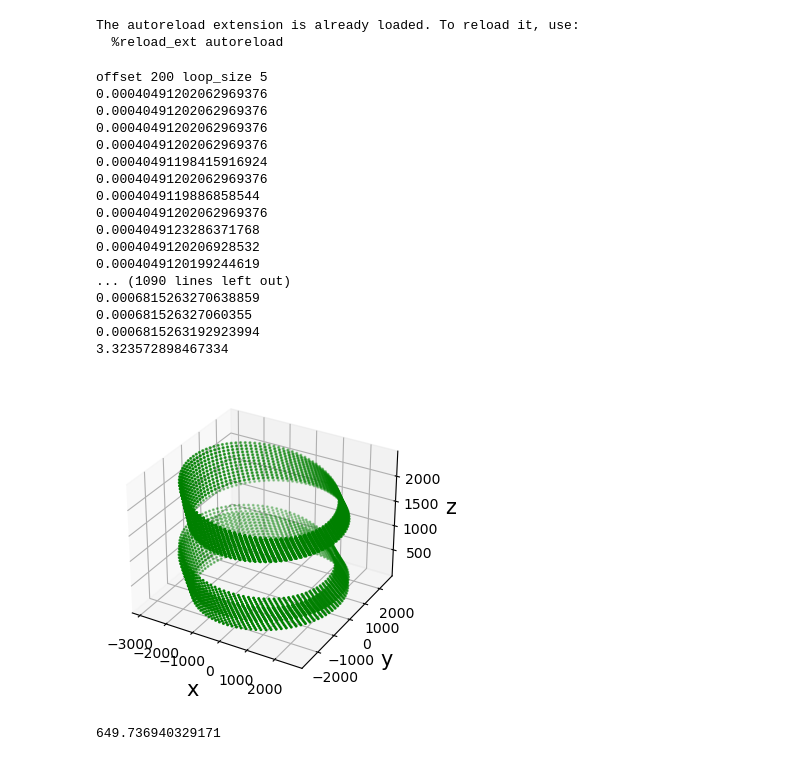
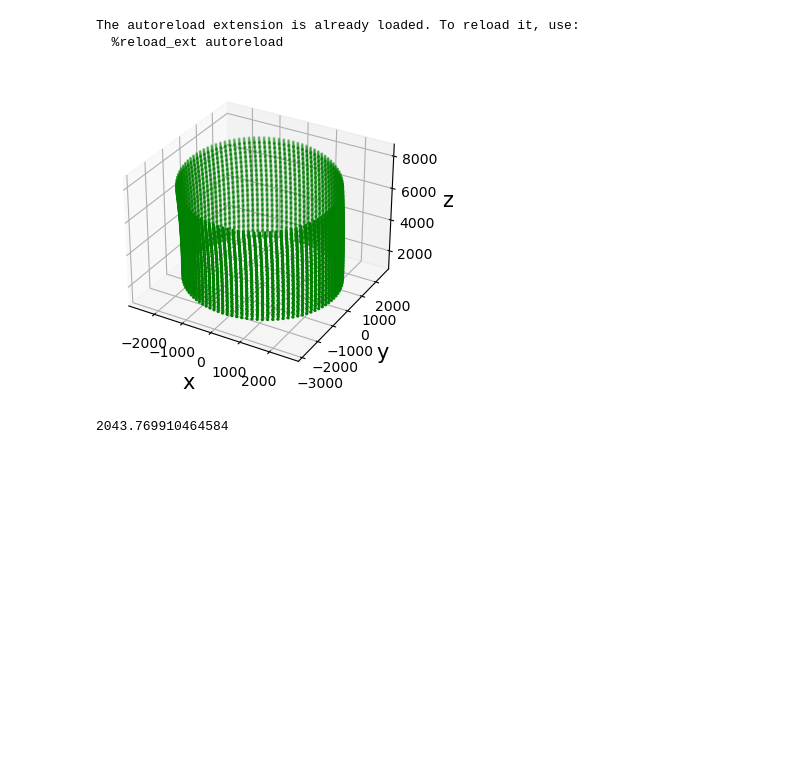
Before and after one commit to gutter-mouth/InchwormMeasurement, a Jupyter notebook: simulate_20221030.ipynb, the cells around one changed output. Saved outputs shown, nothing was run; the diff lists cells and outputs as text; code cells hidden in the pictures; blank space fills up the shorter version.

Commit message:
simulatorのパラメータ指定方法変更，threshold！＝0での破綻バグ修正

```diff
--- a/simulate_20221030.ipynb
+++ b/simulate_20221030.ipynb
@@ -13,62 +13,58 @@ The autoreload extension is already loaded. To reload it, use:
 # %%
 sigma = 0.00489 # size of pixel [mm] (nikon D800)
 focal = 8 # length of focal [mm] (NIKKOR 8-15mm f/3.5-4.5E)
 
 A = np.array([ \
     [focal/sigma, 0, 0],\
     [0, focal/sigma, 0],\
     [0, 0, 1]\
 ])
+base_motion= np.array([
+    [[1, 0, 0, 0],
+    [0, 1, 0, 0],
+    [0, 0, 1, 100*i],
+    [0, 0, 0, 1]] for i in range(1000)]
+)
+spotlaser_offset= np.array([
+    [1, 0, 0, 0],
+    [0, 1, 0, 0],
+    [0, 0, 1, 1000],
+    [0, 0, 0, 1]
+])
+ringlaser_offset = np.array([
+    [1, 0, 0, 0],
+    [0, 1, 0, 0],
+    [0, 0, 1, 1500],
+    [0, 0, 0, 1]
+])
+
+
 simulator_params = {\
     "A": A, \
     "n_spot": 7, \
     "n_ring": 100, \
-    "base_motion": range(0, 4000, 10), \
     "cylinder_radius": 2500, \
-    "spotlaser_offset": [50, 50, 1000], \
-    "ringlaser_offset": [0, 0, 1500], \
+    "base_motion": base_motion, \
+    "spotlaser_offset": spotlaser_offset, \
+    "ringlaser_offset": ringlaser_offset, \
     "is_ring_with_camera": True, \
-    "camera_loop": range(6), \
-    "spot_loop": range(250, 300, 5), \
+    "idx_length": 100,
+    "idx_period": 5,
     "round_threshold": 0.5, \
-    "is_bundle": True, \
+    "is_bundle": False, \
     "is_5points_true": False, \
-    "is_scale_true": True, \
+    "is_scale_true": False, \
 }
 
 loop_size = [5]
 spot_offset_z = [200]
+S = Simulator()
+S.set_params(**simulator_params)
+S.run()
+S.show_result()
+S.calc_error()
 
-for z in spot_offset_z:
-    for s in loop_size:
-        name = "offset_" +  str(z) + "_loop_size_" + str(s) + ".png"
-        print("offset", z, "loop_size", s)
-        simulator_params["spotlaser_offset"][2] = z
-        simulator_params["camera_loop"]= range(s)
-        simulator_params["spot_loop"]= range(250, 300, s-1)
-        S = Simulator()
-        S.set_params(**simulator_params)
-        S.run()
-        S.show_result(name)
-        S.calc_error()
-        print(S.error)
+print(S.error)
 # %% [output]
+[figure, new version]
-offset 200 loop_size 5
-0.00040491202062969376
-0.00040491202062969376
-0.00040491202062969376
-0.00040491202062969376
-0.00040491198415916924
-0.00040491202062969376
-0.0004049119886858544
-0.00040491202062969376
-0.0004049123286371768
-0.0004049120206928532
-0.0004049120199244619
-... (1090 lines left out)
-0.0006815263270638859
-0.000681526327060355
-0.0006815263192923994
-3.323572898467334
+2043.769910464584
-[figure, old version]
-649.736940329171
```
Also changed, not shown: parts of 5 cells of this notebook, 3 other files.
